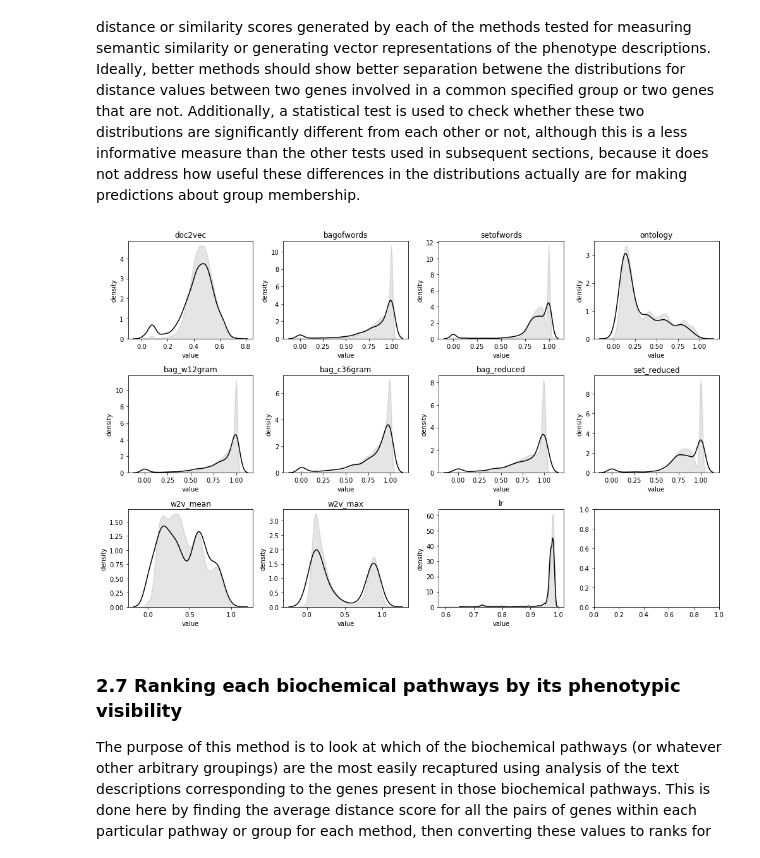
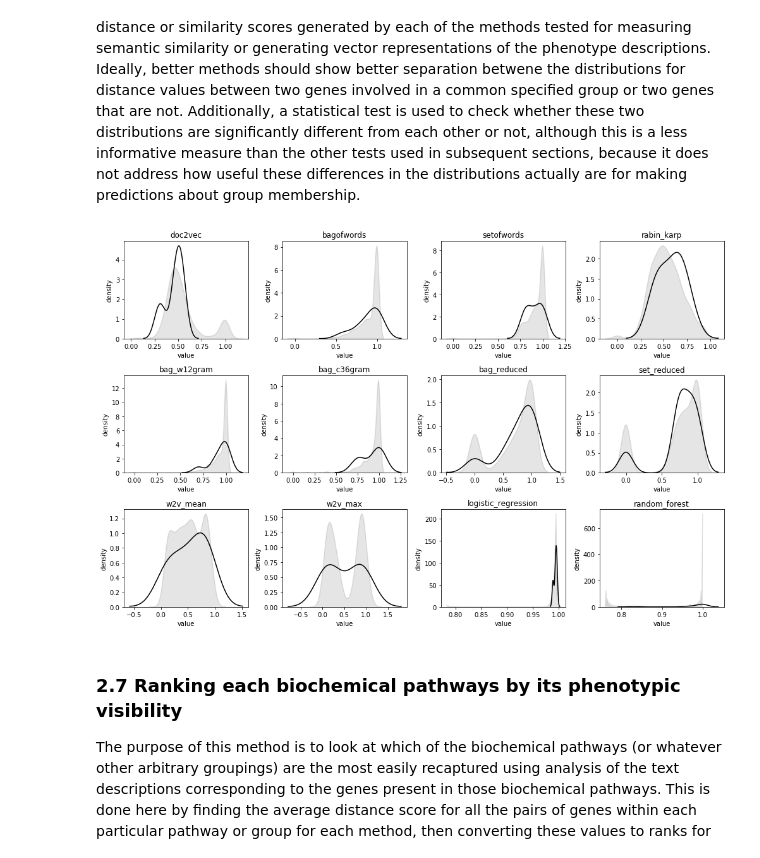
Before and after one commit to irbraun/plant-phenotypes-nlp, a Jupyter notebook: notebooks/analysis_part_2.ipynb, the cells around one changed output. Drawn from its saved outputs; the diff is of its cells as text; code cells hidden in the pictures.

```diff
--- a/notebooks/analysis_part_2.ipynb
+++ b/notebooks/analysis_part_2.ipynb
@@ -123,7 +170,7 @@ word2vec_model = gensim.models.Word2Vec.load(word2vec_model_filename)
 ontology_filename = "../ontologies/mo.obo"
 ontology = Ontology(ontology_filename)
 descriptions = dataset.get_description_dictionary()
-annotations = dataset.get_annotations_dictionary()
+annotations = annotate_using_rabin_karp(descriptions, ontology)
 vocabulary = ontology.get_vocabulary()
 
 
@@ -132,11 +179,11 @@ graphs = {} # A mapping between method names and graph objects containing edgeli
 graphs["doc2vec"] = pairwise_doc2vec_onegroup(doc2vec_model, descriptions, metric="cosine")
 graphs["bagofwords"] = pairwise_counting_onegroup(descriptions, binary=False, metric="cosine")
 graphs["setofwords"] = pairwise_counting_onegroup(descriptions, binary=True, metric="cosine")
-graphs["ontology"] = pairwise_annotations_onegroup(annotations, ontology, binary=True, metric="cosine")
+graphs["rabin_karp"] = pairwise_annotations_onegroup(annotations, ontology, binary=True, metric="cosine")
 
 # Generating the pairwise edgelists for some additional methods.
-graphs["bag_w12gram"] = pairwise_counting_onegroup(descriptions, metric="cosine", binary=False, analyzer="word", ngram_range=(1,2), max_features=1000)
-graphs["bag_c36gram"] = pairwise_counting_onegroup(descriptions, metric="cosine", binary=False, analyzer="char", ngram_range=(4,6), max_features=1000)
+graphs["bag_w12gram"] = pairwise_counting_onegroup(descriptions, metric="cosine", binary=False, analyzer="word", ngram_range=(1,2), max_features=5000)
+graphs["bag_c36gram"] = pairwise_counting_onegroup(descriptions, metric="cosine", binary=False, analyzer="char", ngram_range=(4,6), max_features=5000)
 graphs["bag_reduced"] = pairwise_counting_onegroup(descriptions, metric="cosine", binary=False, vocabulary=vocabulary)
 graphs["set_reduced"] = pairwise_counting_onegroup(descriptions, metric="cosine", binary=True, vocabulary=vocabulary)
 
@@ -177,0 +225,5 @@ Counter({0: 95895, 1: 2451})
+# %%
+# Generate a column indicating whether or not the two genes are from the same species.
+species_dict = dataset.get_species_dictionary()
+df["same"] = df[["from","to"]].apply(lambda x: species_dict[x["from"]]==species_dict[x["to"]],axis=1)*1
+print(Counter(df["same"].values))
@@ -180,52 +234,57 @@ Counter({0: 95895, 1: 2451})
 The purpose of this section is to iteratively train models on subsections of the dataset using simple regression or machine learning approaches to predict a value from zero to one indicating indicating how likely is it that two genes share atleast one of the specified groups in common. The information input to these models is the distance scores provided by each method in some set of all the methods used in this notebook. The purpose is to see whether or not a function of these similarity scores specifically trained to the task of predicting common groupings is better able to used the distance metric information to report a score for this task.
 # %%
 # Iteratively create models for combining output values from multiple semantic similarity methods.
-kf = KFold(n_splits=12, random_state=14271, shuffle=True)
-df["lr"] = pd.Series()
+method = "logistic_regression"
+splits = 12
+kf = KFold(n_splits=splits, random_state=14271, shuffle=True)
+df[method] = pd.Series()
 for train,test in kf.split(df):
     lr_model = train_logistic_regression_model(df=df.iloc[train], predictor_columns=methods, target_column="common")
-    df["lr"].iloc[test] = apply_logistic_regression_model(df=df.iloc[test], predictor_columns=methods, model=lr_model)
-df["lr"] = 1-df["lr"]
-methods.append("lr")
+    df[method].iloc[test] = apply_logistic_regression_model(df=df.iloc[test], predictor_columns=methods, model=lr_model)
+df[method] = 1-df[method]
+methods.append(method)
 # %%
 # Iteratively create models for combining output values from multiple semantic similarity methods.
-kf = KFold(n_splits=2, random_state=14271, shuffle=True)
-df["rf"] = pd.Series()
+method = "random_forest"
+splits = 2
+kf = KFold(n_splits=splits, random_state=14271, shuffle=True)
+df[method] = pd.Series()
 for train,test in kf.split(df):
     rf_model = train_random_forest_model(df=df.iloc[train], predictor_columns=methods, target_column="common")
-    df["rf"].iloc[test] = apply_random_forest_model(df=df.iloc[test],predictor_columns=methods, model=rf_model)
-df["rf"] = 1-df["rf"]
-methods.append("rf")
+    df[method].iloc[test] = apply_random_forest_model(df=df.iloc[test],predictor_columns=methods, model=rf_model)
+df[method] = 1-df[method]
+methods.append(method)
 # %% [markdown]
 ### 2.6 Do the edges joining genes that share atleast one pathways come from a different distribution?
 The purpose of this section is to visualize kernel estimates for the distributions of distance or similarity scores generated by each of the methods tested for measuring semantic similarity or generating vector representations of the phenotype descriptions. Ideally, better methods should show better separation betwene the distributions for distance values between two genes involved in a common specified group or two genes that are not. Additionally, a statistical test is used to check whether these two distributions are significantly different from each other or not, although this is a less informative measure than the other tests used in subsequent sections, because it does not address how useful these differences in the distributions actually are for making predictions about group membership.
 # %%
 # Use Kolmogorov-Smirnov test to see if edges between genes that share a group come from a distinct distribution.
 ppi_pos_dict = {name:(df[df["common"] > 0.00][name].values) for name in methods}
 ppi_neg_dict = {name:(df[df["common"] == 0.00][name].values) for name in methods}
 for name in methods:
     stat,p = ks_2samp(ppi_pos_dict[name],ppi_neg_dict[name])
     pos_mean = np.average(ppi_pos_dict[name])
     neg_mean = np.average(ppi_neg_dict[name])
     pos_n = len(ppi_pos_dict[name])
     neg_n = len(ppi_neg_dict[name])
-    OUTPUT[name].update({(TAG,"mean_1"):pos_mean, (TAG,"mean_0"):neg_mean, (TAG,"n_1"):pos_n, (TAG,"n_0"):neg_n})
-    OUTPUT[name].update({(TAG,"ks"):stat, (TAG,"ks_pval"):p})
+    TABLE[name].update({(TAG,"mean_1"):pos_mean, (TAG,"mean_0"):neg_mean, (TAG,"n_1"):pos_n, (TAG,"n_0"):neg_n})
+    TABLE[name].update({(TAG,"ks"):stat, (TAG,"ks_pval"):p})
 
 # Show the kernel estimates for each distribution of weights for each method.
 num_plots, plots_per_row, row_width, row_height = (len(methods), 4, 14, 3)
 fig,axs = plt.subplots(math.ceil(num_plots/plots_per_row), plots_per_row, squeeze=False)
 for name,ax in zip(methods,axs.flatten()):
     ax.set_title(name)
     ax.set_xlabel("value")
     ax.set_ylabel("density")
     sns.kdeplot(ppi_pos_dict[name], color="black", shade=False, alpha=1.0, ax=ax)
     sns.kdeplot(ppi_neg_dict[name], color="black", shade=True, alpha=0.1, ax=ax)
 fig.set_size_inches(row_width, row_height*math.ceil(num_plots/plots_per_row))
 fig.tight_layout()
 fig.show()
+fig.savefig(os.path.join(OUTPUT_DIR,"kernel_density.png"))
 # %% [output]
-[figure, old version]
+[figure, new version]
 # %% [markdown]
 ### 2.7 Ranking each biochemical pathways by its phenotypic visibility
 The purpose of this method is to look at which of the biochemical pathways (or whatever other arbitrary groupings) are the most easily recaptured using analysis of the text descriptions corresponding to the genes present in those biochemical pathways. This is done here by finding the average distance score for all the pairs of genes within each particular pathway or group for each method, then converting these values to ranks for ranking the pathways within a given method, then averaging the ranks across all methods. This is not necessarily extremely meaningful, if the pathway was involved in many phenotypes the pairwise similarity would not necessarily be very high, although the number of similar pairs might be higher than expected.
```
Also changed, not shown: parts of 24 cells of this notebook, 2 other files.
